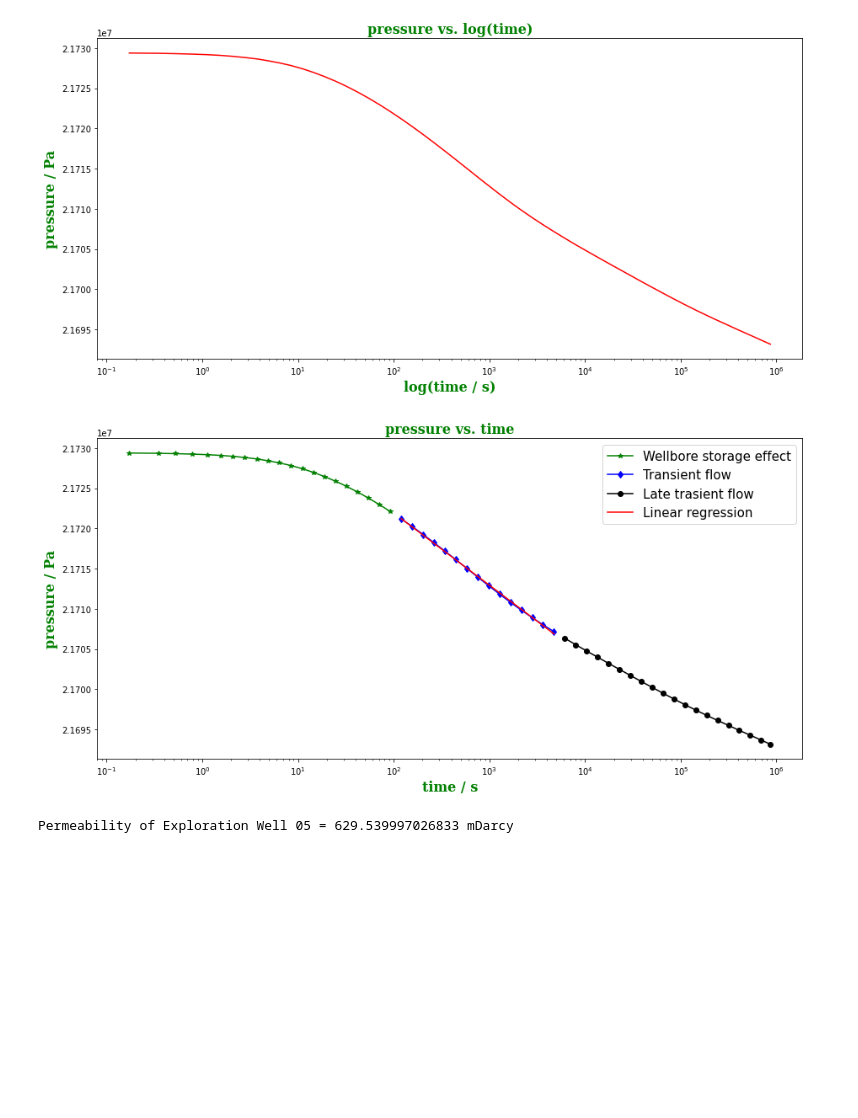
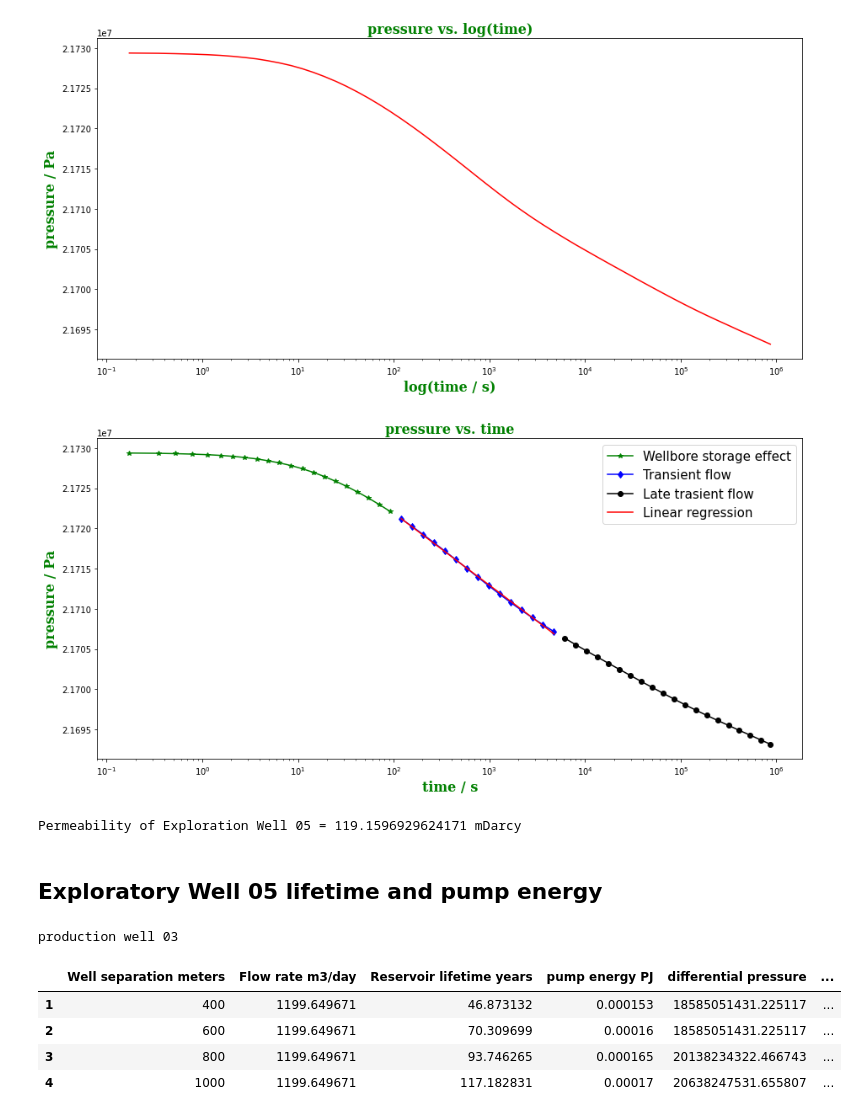
Before and after one commit to NicholasFry/Other, a Jupyter notebook: geothermal_hack_stuff/Exploration.ipynb, the cells around one changed output. Drawn from its saved outputs; the diff is of its cells as text; code cells hidden in the pictures; blank space fills up the shorter version.

```diff
--- a/geothermal_hack_stuff/Exploration.ipynb
+++ b/geothermal_hack_stuff/Exploration.ipynb
@@ -697,7 +991,7 @@ for i in range(len(time)):
 ind_start = i
 
 for i in range(len(time)):
-    if time[i] > 6000:
+    if time[i] > 5000:
         break
 ind_end = i
 
@@ -747,4 +1041,6 @@ k = -1e15 * q * B * mu / (4 * np.pi * h * solution[1])
 print("Permeability of Exploration Well 05 = "+str(k)+" mDarcy")
 # %% [output]
 [figure]
-Permeability of Exploration Well 05 = 629.539997026833 mDarcy
+Permeability of Exploration Well 05 = 119.1596929624171 mDarcy
+# %% [markdown]
+## Exploratory Well 05 lifetime and pump energy
@@ -750,0 +1129,10 @@ Permeability of Exploration Well 05 = 629.539997026833 mDarcy
+# %%
+print("production well 03")
+df_1
+# %% [output]
+production well 03
+|  | Well separation meters | Flow rate m3/day | Reservoir lifetime years | pump energy PJ | differential pressure | ... |
+| 1 | 400 | 1199.649671 | 46.873132 | 0.000153 | 18585051431.225117 | ... |
+| 2 | 600 | 1199.649671 | 70.309699 | 0.00016 | 18585051431.225117 | ... |
+| 3 | 800 | 1199.649671 | 93.746265 | 0.000165 | 20138234322.466743 | ... |
+| 4 | 1000 | 1199.649671 | 117.182831 | 0.00017 | 20638247531.655807 | ... |
```
Also changed, not shown: parts of 18 cells of this notebook.
